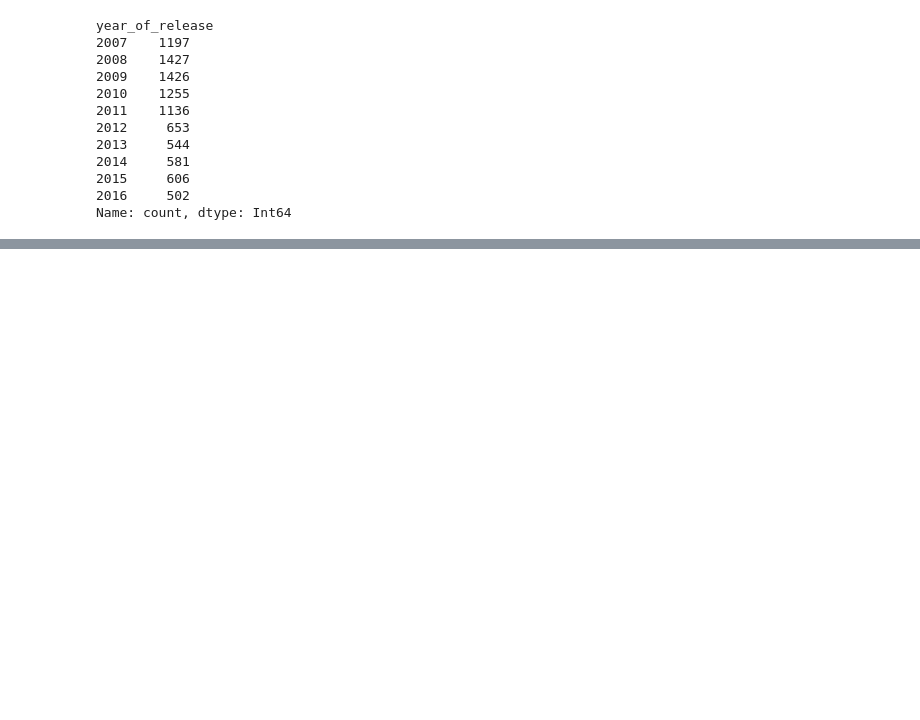
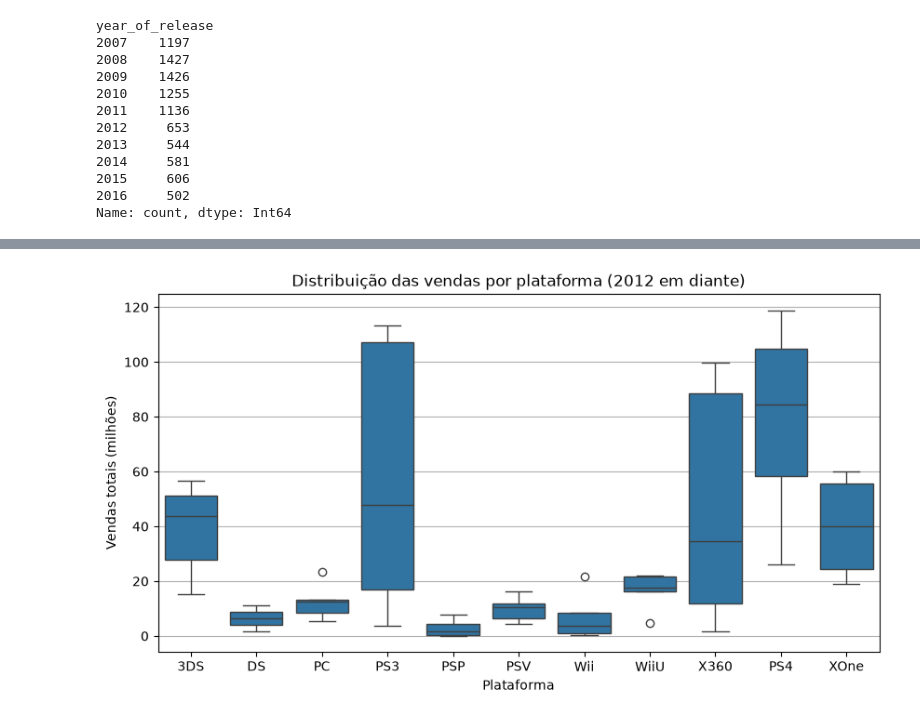
Before and after one commit to vitorcalelo/data-analysis-coursework, a Jupyter notebook: sprint-06-integrated-project-1/integrated-project-1.ipynb, the cells around one changed output, grey strips where cells are left out. Saved outputs shown, nothing was run; the diff lists cells and outputs as text; code cells hidden in the pictures; blank space fills up the shorter version.

```diff
--- a/sprint-06-integrated-project-1/integrated-project-1.ipynb
+++ b/sprint-06-integrated-project-1/integrated-project-1.ipynb
@@ -236,0 +268,12 @@ A partir de 2012, o numero de jogos lançados em relaçao a 2011 é quase a meta
+# %%
+plt.figure(figsize=(10, 5))
+sns.boxplot(data=sales_by_platform_year_after_2012,
+            x='platform',
+            y='total_sales') # Criando um boxplot para visualizar a distribuição das vendas por plataforma a partir de 2012
+plt.title('Distribuição das vendas por plataforma (2012 em diante)') # Adicionando um título ao gráfico
+plt.xlabel('Plataforma') # Adicionando um rótulo ao eixo x
+plt.ylabel('Vendas totais (milhões)') # Adicionando um rótulo ao eixo y
+plt.grid(axis='y')
+plt.show() # Exibindo o gráfico
+# %% [output]
+[figure, added]
```
Also changed, not shown: parts of 8 cells of this notebook.
